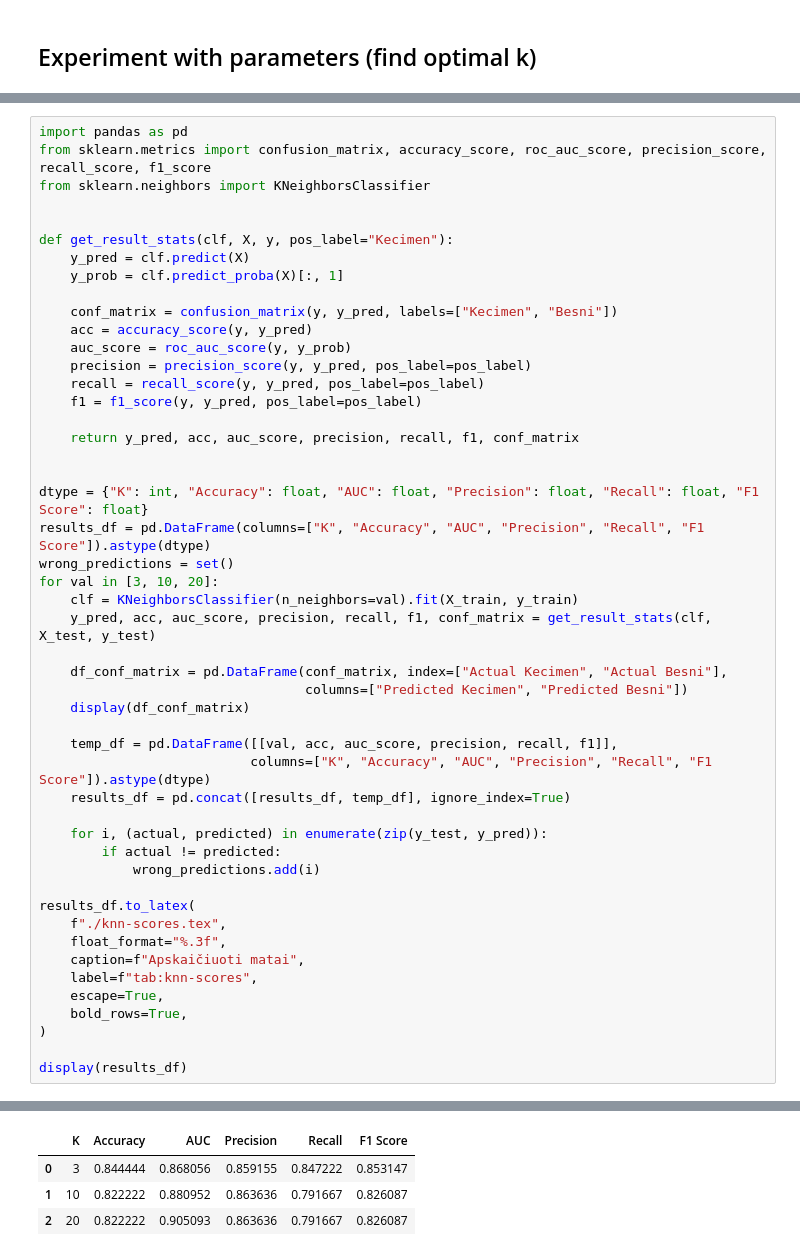
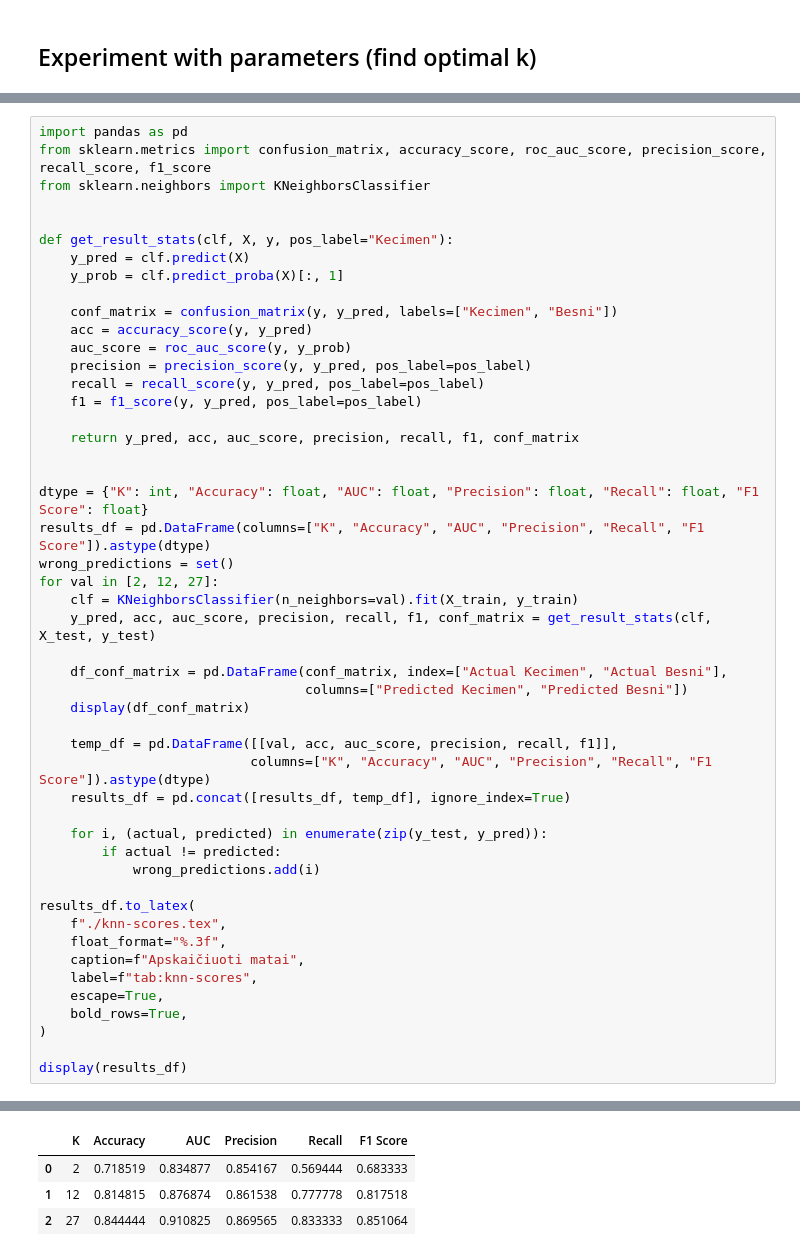
Before and after one commit to neiios/dtmm-task-4, a Jupyter notebook: knn.ipynb, the cells around one changed output, grey strips where cells are left out. Saved outputs shown, nothing was run; the diff lists cells and outputs as text.

```diff
--- a/knn.ipynb
+++ b/knn.ipynb
@@ -89,7 +85,7 @@ def get_result_stats(clf, X, y, pos_label="Kecimen"):
 dtype = {"K": int, "Accuracy": float, "AUC": float, "Precision": float, "Recall": float, "F1 Score": float}
 results_df = pd.DataFrame(columns=["K", "Accuracy", "AUC", "Precision", "Recall", "F1 Score"]).astype(dtype)
 wrong_predictions = set()
-for val in [3, 10, 20]:
+for val in [2, 12, 27]:
     clf = KNeighborsClassifier(n_neighbors=val).fit(X_train, y_train)
     y_pred, acc, auc_score, precision, recall, f1, conf_matrix = get_result_stats(clf, X_test, y_test)
 
@@ -127,5 +123,5 @@ display(results_df)
 | Actual Besni | 9 | 54 |
 |  | K | Accuracy | AUC | Precision | Recall | F1 Score |
-| 0 | 3 | 0.844444 | 0.868056 | 0.859155 | 0.847222 | 0.853147 |
-| 1 | 10 | 0.822222 | 0.880952 | 0.863636 | 0.791667 | 0.826087 |
-| 2 | 20 | 0.822222 | 0.905093 | 0.863636 | 0.791667 | 0.826087 |
+| 0 | 2 | 0.718519 | 0.834877 | 0.854167 | 0.569444 | 0.683333 |
+| 1 | 12 | 0.814815 | 0.876874 | 0.861538 | 0.777778 | 0.817518 |
+| 2 | 27 | 0.844444 | 0.910825 | 0.869565 | 0.833333 | 0.851064 |
```
Also changed, not shown: parts of 6 cells of this notebook.
